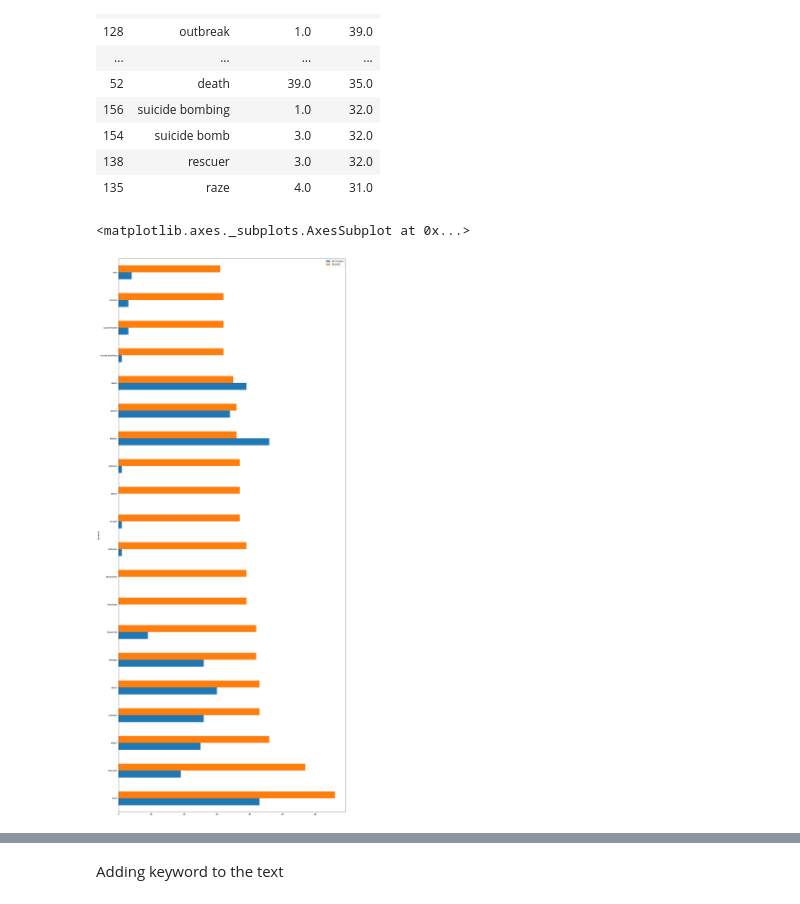
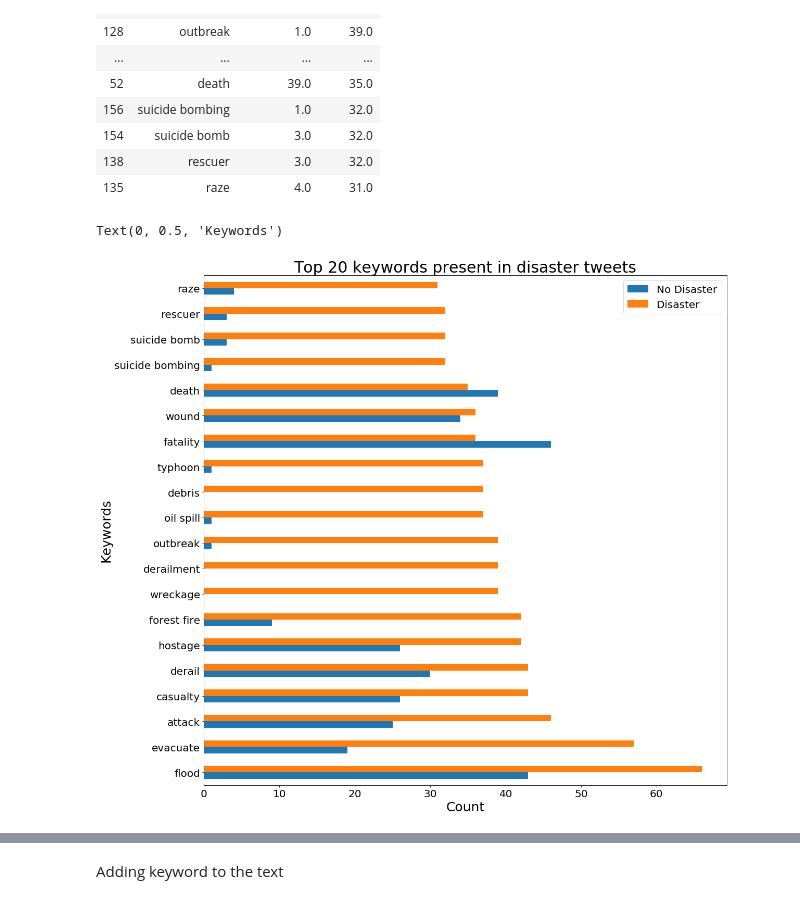
Before and after one commit to ShashankSharma26/Disaster-or-not-NLP-with-tweets, a Jupyter notebook: Data Modelling/Disaster or not- Data Modelling.ipynb, the cells around one changed output, grey strips where cells are left out. Cells and saved outputs as stored; diff of their text form; code cells hidden in the pictures.

```diff
--- a/Data Modelling/Disaster or not- Data Modelling.ipynb
+++ b/Data Modelling/Disaster or not- Data Modelling.ipynb
@@ -115,7 +115,11 @@ keyword_disaster
 | 135 | raze | 4.0 | 31.0 |
 # %%
 keyword_disaster = keyword_df.sort_values(by=['Disaster'],ascending = False).head(20)
-keyword_disaster.plot(kind='barh', x= 'keyword' ,figsize=(20, 50))
+plot = keyword_disaster.plot(kind='barh', x= 'keyword' ,figsize=(18, 18),fontsize=20)
+plot.legend(loc=1, prop={'size': 20})
+plot.set_title('Top 20 keywords present in disaster tweets', fontdict={'fontsize': 30})
+plot.set_xlabel('Count', fontsize=25)
+plot.set_ylabel('Keywords', fontsize=25)
 # %% [output]
-<matplotlib.axes._subplots.AxesSubplot at 0x...>
+Text(0, 0.5, 'Keywords')
-[figure, old version]
+[figure, new version]
```
Also changed, not shown: parts of 3 cells of this notebook.
